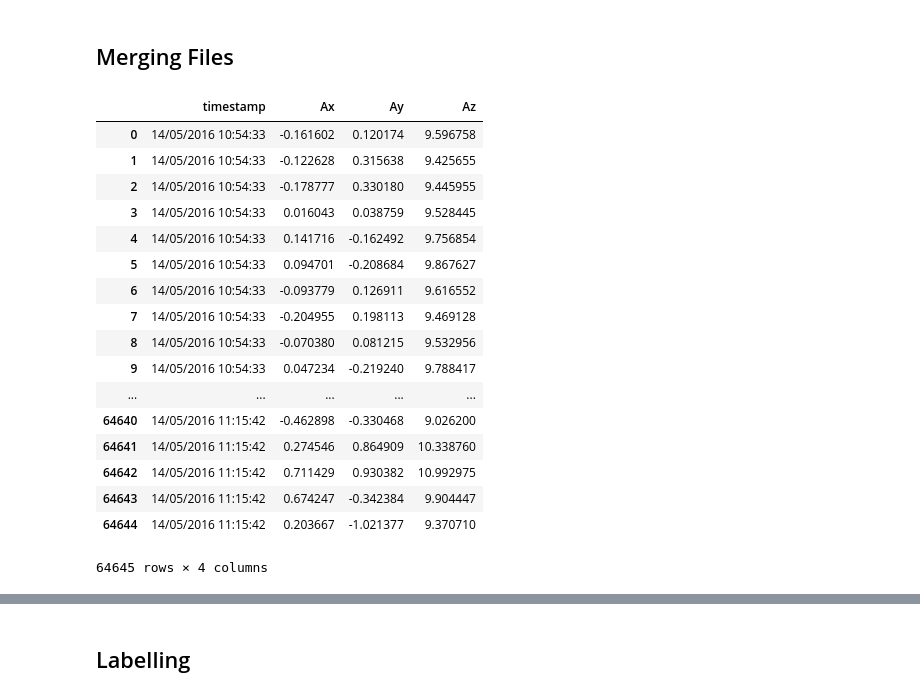
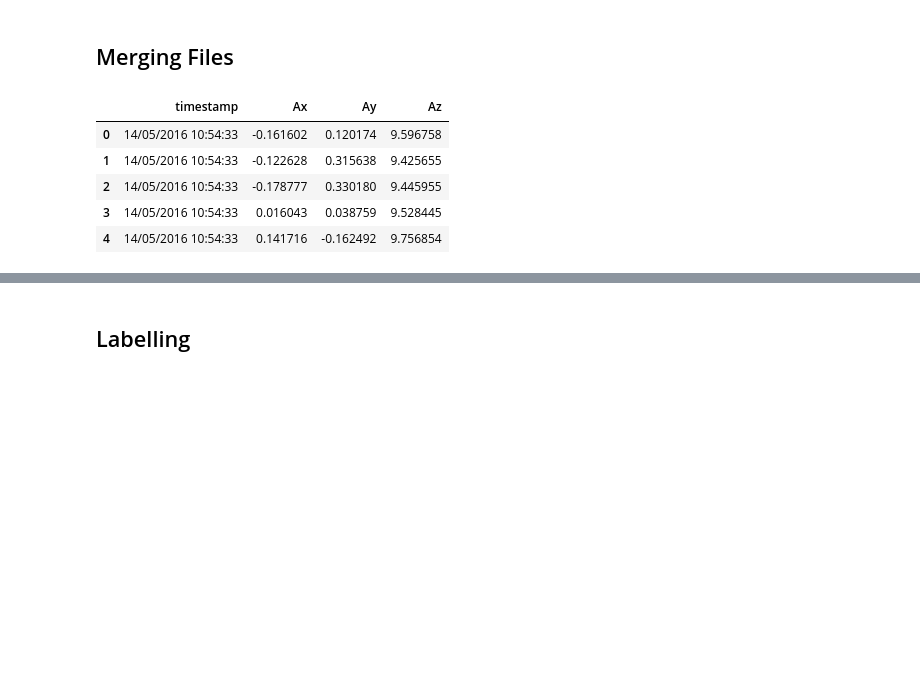
Before and after one commit to theAayushbajaj/Driver_Behaviour_Analysis, a Jupyter notebook: explore_data.ipynb, the cells around one changed output, grey strips where cells are left out. Cells and saved outputs as stored; diff of their text form; code cells hidden in the pictures; blank space fills up the shorter version.

```diff
--- a/explore_data.ipynb
+++ b/explore_data.ipynb
@@ -16,24 +16,12 @@ df_a=collect_data("acelerometro_terra.csv")
 df_g=collect_data("giroscopio_terra.csv")
 df_m=collect_data("campoMagnetico_terra.csv")
 # %%
-df_a
+df_a.head()
 # %% [output]
 |  | timestamp | Ax | Ay | Az |
 | 0 | 14/05/2016 10:54:33 | -0.161602 | 0.120174 | 9.596758 |
 | 1 | 14/05/2016 10:54:33 | -0.122628 | 0.315638 | 9.425655 |
 | 2 | 14/05/2016 10:54:33 | -0.178777 | 0.330180 | 9.445955 |
 | 3 | 14/05/2016 10:54:33 | 0.016043 | 0.038759 | 9.528445 |
 | 4 | 14/05/2016 10:54:33 | 0.141716 | -0.162492 | 9.756854 |
-| 5 | 14/05/2016 10:54:33 | 0.094701 | -0.208684 | 9.867627 |
-| 6 | 14/05/2016 10:54:33 | -0.093779 | 0.126911 | 9.616552 |
-| 7 | 14/05/2016 10:54:33 | -0.204955 | 0.198113 | 9.469128 |
-| 8 | 14/05/2016 10:54:33 | -0.070380 | 0.081215 | 9.532956 |
-| 9 | 14/05/2016 10:54:33 | 0.047234 | -0.219240 | 9.788417 |
-| ... | ... | ... | ... | ... |
-| 64640 | 14/05/2016 11:15:42 | -0.462898 | -0.330468 | 9.026200 |
-| 64641 | 14/05/2016 11:15:42 | 0.274546 | 0.864909 | 10.338760 |
-| 64642 | 14/05/2016 11:15:42 | 0.711429 | 0.930382 | 10.992975 |
-| 64643 | 14/05/2016 11:15:42 | 0.674247 | -0.342384 | 9.904447 |
-| 64644 | 14/05/2016 11:15:42 | 0.203667 | -1.021377 | 9.370710 |
-64645 rows × 4 columns
 # %%
```
Also changed, not shown: parts of 10 cells of this notebook.
